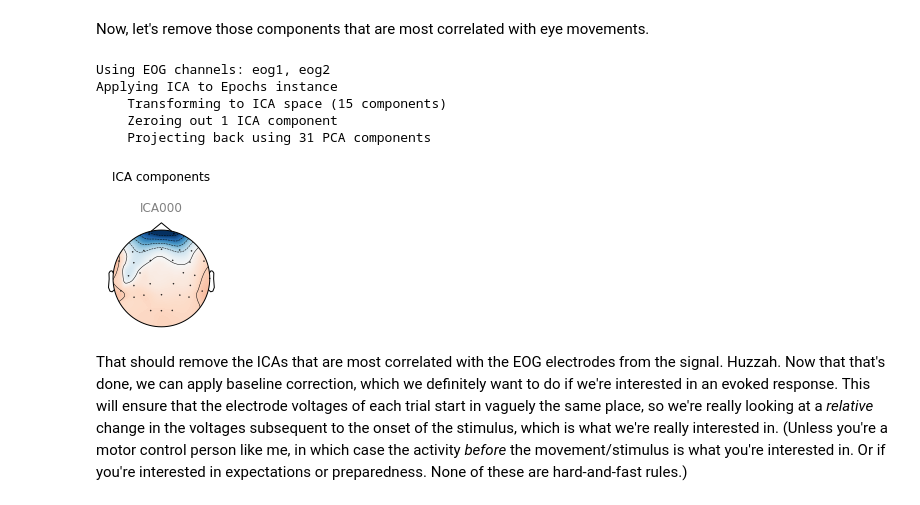
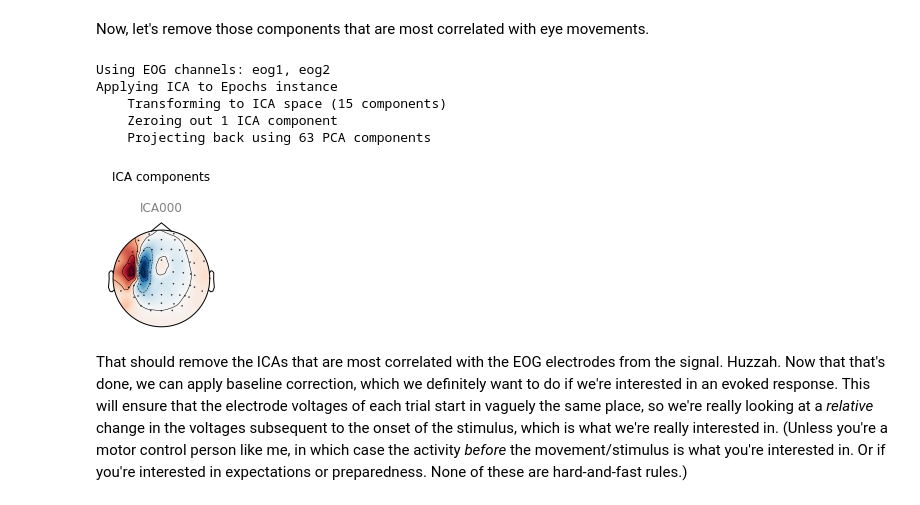
Before and after one commit to letitiayhho/tone-target-monitoring-2, a Jupyter notebook: preprocessing/preprocessing.ipynb, the cells around one changed output. Cells and saved outputs as stored; diff of their text form; code cells hidden in the pictures.

```diff
--- a/preprocessing/preprocessing.ipynb
+++ b/preprocessing/preprocessing.ipynb
@@ -106,6 +158,7 @@ raw = prep.raw # cleaned data
 Now that we've done that, we can filter the data at our final bandwidth.
 # %%
 # bandpass
-raw = raw.filter(l_freq = 1., h_freq = LOWPASS)
+raw_for_ica = raw.filter(l_freq = 1., h_freq = LOWPASS)
+raw = raw.filter(l_freq = 30, h_freq = 270)
 # %% [output]
 Filtering raw data in 1 contiguous segment
@@ -125,6 +182,10 @@ Designing a one-pass, zero-phase, non-causal bandpass filter:
 Now we're going to re-reference some electrodes around the eyes to create a virtual EOG (electrooculogram) channel, which will measure the movement of the eyes. We'll use this shortly as a means of identifying eye contamination in the remaining EEG electrodes. (Note that it's usually helpful to put some electrodes on the face to get a better EOG recording, but just taking the voltage difference between EEG electrodes on either side of the eyes works well in a pinch.)
 # %%
 # create virtual EOG channels from two electrodes across the eyes from one another
+raw_for_ica = mne.set_bipolar_reference(raw_for_ica, anode = 'Fp1', cathode = 'FT10', ch_name = 'eog1', drop_refs = False)
+raw_for_ica = mne.set_bipolar_reference(raw_for_ica, anode = 'Fp2', cathode = 'FT9', ch_name = 'eog2', drop_refs = False)
+raw_for_ica = raw_for_ica.set_channel_types({'eog1': 'eog', 'eog2': 'eog'})
+
 raw = mne.set_bipolar_reference(raw, anode = 'Fp1', cathode = 'FT10', ch_name = 'eog1', drop_refs = False)
 raw = mne.set_bipolar_reference(raw, anode = 'Fp2', cathode = 'FT9', ch_name = 'eog2', drop_refs = False)
 raw = raw.set_channel_types({'eog1': 'eog', 'eog2': 'eog'})
@@ -145,16 +211,25 @@ eog2
 Now, we will segment the data into trials. Since we've filtered high frequencies out of our data, there's no reason to keep our sampling rate as high as it is, so we're going to downsample our data. But it's critical to downsample __after__ segmenting the data into epochs, since downsampling can add jitter to our event triggers (since you might remove the sample on which the trigger was recorded.)
 # %%
 # segment and then downsample
+epochs_for_ica = mne.Epochs(
+    raw_for_ica,
+    events,
+    tmin = -0.2,
+    tmax = 0.250,
+    baseline = None, # do NOT baseline correct the trials yet; we do that after ICA
+    event_id = event_ids, # remember which epochs are associated with which condition
+    preload = True # keep data in memory
+)
+
 epochs = mne.Epochs(
     raw,
     events,
     tmin = -0.2,
-    tmax = 0.8,
+    tmax = 0.250,
     baseline = None, # do NOT baseline correct the trials yet; we do that after ICA
     event_id = event_ids, # remember which epochs are associated with which condition
     preload = True # keep data in memory
 )
-epochs = epochs.resample(sfreq = 4 * LOWPASS)
 # %% [output]
 Not setting metadata
 Not setting metadata
@@ -171,7 +253,6 @@ I am doing this _after_ segmenting into epochs, since ICA will try to prioritize
 Another note: ICA performs poorly in the presence of low frequency drift, so you should high pass filter _before_ computing independent components. However, you should _not_ baseline correct (subtract out the mean of a baseline period for each electrode at the beginning of each trial) before ICA, since it might break a relationship between electrodes across trials.
 # %%
 # compute ICA components on a copy of the data
-epochs_for_ica = epochs
 ica = ICA(n_components = 15, random_state = 0)
-ica.fit(epochs, picks = 'eeg')
+ica.fit(epochs_for_ica, picks = 'eeg')
 # %% [output]
@@ -189,19 +276,19 @@ fig_ica = ica.plot_components()
 Now, let's remove those components that are most correlated with eye movements.
 # %%
 # and exclude ICA components that are correlated with EOG
-eog_indices, eog_scores = ica.find_bads_eog(epochs, threshold = 1.96)
+eog_indices, eog_scores = ica.find_bads_eog(epochs_for_ica, threshold = 1.96)
 ica.exclude = eog_indices
 ica.apply(epochs) # transforms in place
 
 if ica.exclude: # if we found any bad components
     fig_ica_removed = ica.plot_components(ica.exclude)
 # %% [output]
 Using EOG channels: eog1, eog2
 Applying ICA to Epochs instance
     Transforming to ICA space (15 components)
     Zeroing out 1 ICA component
-    Projecting back using 31 PCA components
+    Projecting back using 63 PCA components
-[figure, old version]
+[figure, new version]
 # %% [markdown]
 That should remove the ICAs that are most correlated with the EOG electrodes from the signal. Huzzah. Now that that's done, we can apply baseline correction, which we definitely want to do if we're interested in an evoked response. This will ensure that the electrode voltages of each trial start in vaguely the same place, so we're really looking at a _relative_ change in the voltages subsequent to the onset of the stimulus, which is what we're really interested in. (Unless you're a motor control person like me, in which case the activity _before_ the movement/stimulus is what you're interested in. Or if you're interested in expectations or preparedness. None of these are hard-and-fast rules.)
 # %%
```
Also changed, not shown: parts of 17 cells of this notebook.
